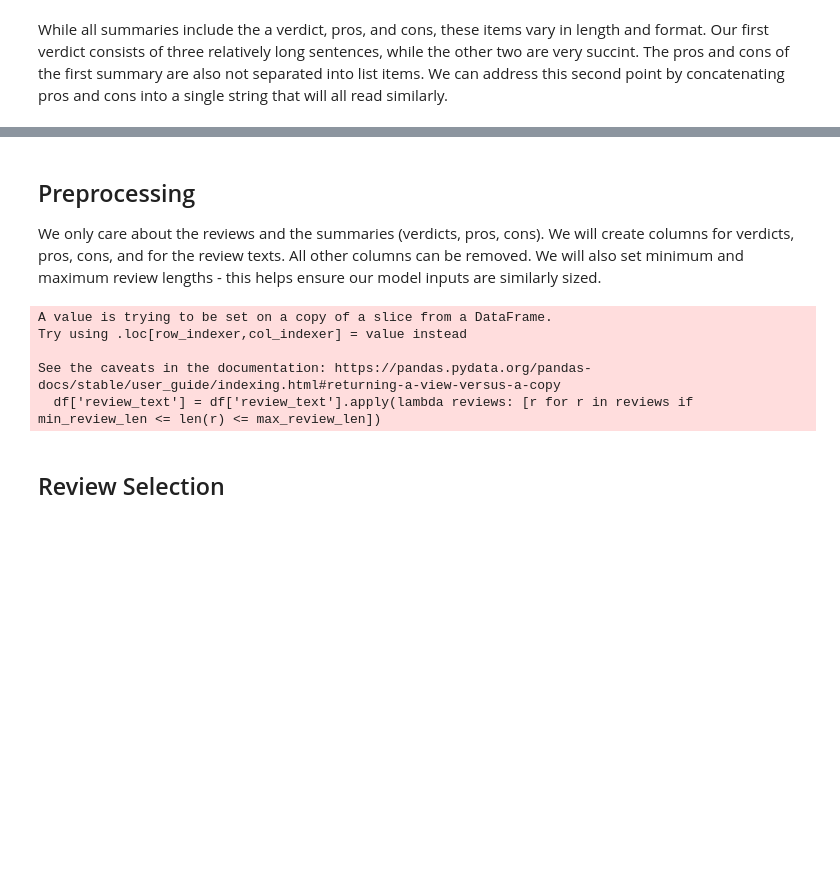
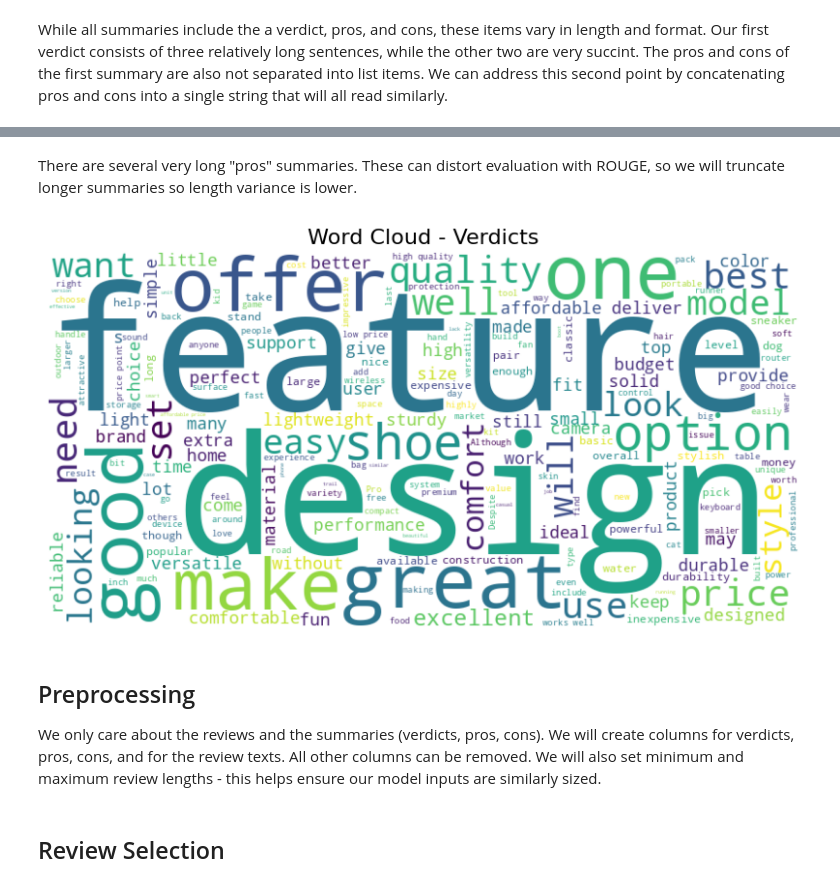
Before and after one commit to j-s-russell/amazon-review-summarization, a Jupyter notebook: 02_EDA.ipynb, the cells around one changed output, grey strips where cells are left out. Cells and saved outputs as stored; diff of their text form; code cells hidden in the pictures; blank space fills up the shorter version.

```diff
--- a/02_EDA.ipynb
+++ b/02_EDA.ipynb
@@ -166,3 +204,21 @@ While all summaries include the a verdict, pros, and cons, these items vary in l
+# %% [markdown]
+There are several very long "pros" summaries. These can distort evaluation with ROUGE, so we will truncate longer summaries so length variance is lower.
+# %%
+# Create summary word cloud
+all_verdicts_text = " ".join(verdict_list)
+verdict_wc = WordCloud(width=800, height=400, background_color='white').generate(all_verdicts_text)
+
+plt.figure(figsize=(16, 8))
+
+plt.subplot(1, 2, 2)
+plt.imshow(verdict_wc, interpolation='bilinear')
+plt.axis('off')
+plt.title("Word Cloud - Verdicts", fontsize=16)
+
+plt.tight_layout()
+plt.show()
+# %% [output]
+[figure, added]
 # %% [markdown]
 ## Preprocessing
 
@@ -191,14 +248,8 @@ def create_subset(df, min_reviews, min_review_len, max_review_len):
 
     return df
 # %%
-train_df_subset = create_subset(train_df, min_reviews=90, min_review_len=100, max_review_len=600)
-test_df_subset = create_subset(test_df, min_reviews=90, min_review_len=100, max_review_len=600)
+train_df_subset = create_subset(train_df_clean, min_reviews=90, min_review_len=100, max_review_len=600)
+test_df_subset = create_subset(test_df_clean, min_reviews=90, min_review_len=100, max_review_len=600)
-# %% [output]
-A value is trying to be set on a copy of a slice from a DataFrame.
-Try using .loc[row_indexer,col_indexer] = value instead
-
-See the caveats in the documentation: https://pandas.pydata.org/pandas-docs/stable/user_guide/indexing.html#returning-a-view-versus-a-copy
-  df['review_text'] = df['review_text'].apply(lambda reviews: [r for r in reviews if min_review_len <= len(r) <= max_review_len])
 # %% [markdown]
 ## Review Selection
 # %% [markdown]
```
Also changed, not shown: parts of 15 cells of this notebook, 5 other files.
